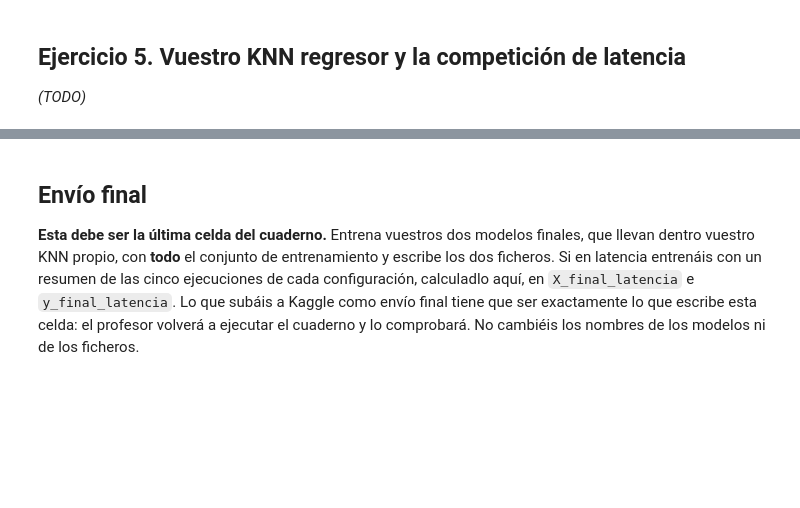
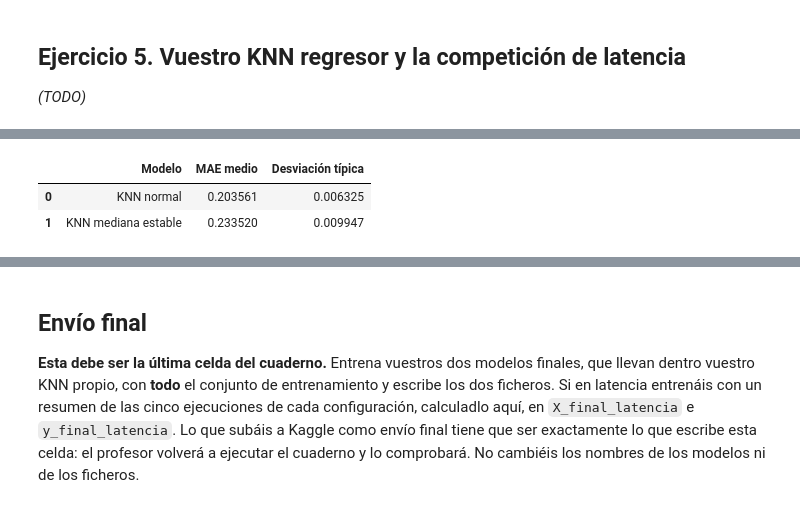
Before and after one commit to miguelang17/Practica_2, a Jupyter notebook: P2_alumnos/P2/Cuaderno/p2_grupoN.ipynb, the cells around one changed output, grey strips where cells are left out. Saved outputs shown, nothing was run; the diff lists cells and outputs as text; code cells hidden in the pictures; blank space fills up the shorter version.

```diff
--- a/P2_alumnos/P2/Cuaderno/p2_grupoN.ipynb
+++ b/P2_alumnos/P2/Cuaderno/p2_grupoN.ipynb
@@ -1002,0 +1426,61 @@ En nuestro caso, trabajar en escala logarítmica reduce el error y también pres
+# %%
+
+from sklearn.base import clone
+from sklearn.metrics import mean_absolute_error
+from sklearn.neighbors import KNeighborsRegressor
+
+modelos_mediana = {
+    "KNN mediana estable": KNNMedianaEstable(
+        n_neighbors=30,
+        stability_strength=1.0
+    ),
+    "KNN normal": KNeighborsRegressor(
+        n_neighbors=30,
+        weights="distance"
+    )
+}
+
+resultados_mediana = {
+    nombre: [] for nombre in modelos_mediana
+}
+
+for train_idx, val_idx in cv_agrupada.split(
+    X_lat, y_lat, groups=grupos_latencia
+):
+    X_train = X_lat.iloc[train_idx]
+    X_val = X_lat.iloc[val_idx]
+
+    y_train = y_lat.iloc[train_idx]
+    y_val = y_lat.iloc[val_idx]
+
+    preprocesador = clone(preprocesamientos["StandardScaler"])
+
+    X_train_trans = preprocesador.fit_transform(X_train)
+    X_val_trans = preprocesador.transform(X_val)
+
+    for nombre, modelo in modelos_mediana.items():
+        modelo_fold = clone(modelo)
+
+        modelo_fold.fit(X_train_trans, y_train)
+        predicciones = modelo_fold.predict(X_val_trans)
+
+        error = mean_absolute_error(y_val, predicciones)
+        resultados_mediana[nombre].append(error)
+
+comparacion_mediana = pd.DataFrame({
+    "Modelo": list(resultados_mediana.keys()),
+    "MAE medio": [
+        np.mean(resultados_mediana[nombre])
+        for nombre in resultados_mediana
+    ],
+    "Desviación típica": [
+        np.std(resultados_mediana[nombre])
+        for nombre in resultados_mediana
+    ]
+}).sort_values("MAE medio").reset_index(drop=True)
+
+display(comparacion_mediana)
+# %% [output]
+|  | Modelo | MAE medio | Desviación típica |
+| 0 | KNN normal | 0.203561 | 0.006325 |
+| 1 | KNN mediana estable | 0.233520 | 0.009947 |
```
Also changed, not shown: parts of 10 cells of this notebook.
